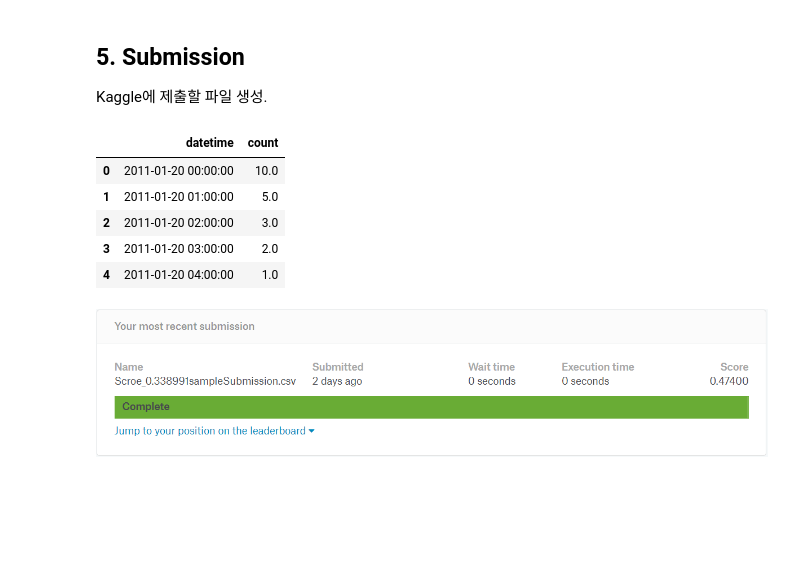
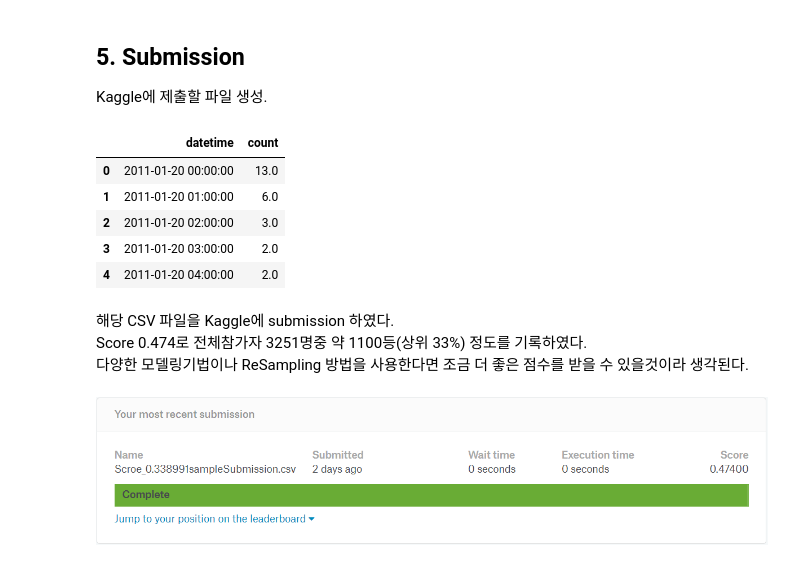
Before and after one commit to tmdrb0707/Python, a Jupyter notebook: bike_sharing_demand/bike_sharing_demand.ipynb, the cells around one changed output. Saved outputs shown, nothing was run; the diff lists cells and outputs as text; code cells hidden in the pictures; blank space fills up the shorter version.

```diff
--- a/bike_sharing_demand/bike_sharing_demand.ipynb
+++ b/bike_sharing_demand/bike_sharing_demand.ipynb
@@ -37,8 +37,8 @@ plt.tight_layout()
 <hr/>
 ## 1. 데이터 불러오기
 # %%
-train_path = "C:/Users/DS-18-D3-001/Dropbox/git/python/bike_sharing_demand/data/train.csv"
-test_path = "C:/Users/DS-18-D3-001/Dropbox/git/python/bike_sharing_demand/data/test.csv"
+train_path = "data/train.csv"
+test_path = "data/test.csv"
 
 train = pd.read_csv(train_path, parse_dates = ["datetime"])
 test = pd.read_csv(test_path, parse_dates = ['datetime'])
@@ -534,16 +534,16 @@ plt.show()
 
 Kaggle에 제출할 파일 생성.
 # %%
-path = "C:\\Users\\DS-18-D3-001\\Dropbox\\git\\Python\\bike_sharing_demand\\data\\sampleSubmission.csv"
+path = "data\\sampleSubmission.csv"
 submission = pd.read_csv(path)
 
 submission['count'] = test['registered'] + test['casual']
 submission.head()
 # %% [output]
 |  | datetime | count |
-| 0 | 2011-01-20 00:00:00 | 10.0 |
-| 1 | 2011-01-20 01:00:00 | 5.0 |
+| 0 | 2011-01-20 00:00:00 | 13.0 |
+| 1 | 2011-01-20 01:00:00 | 6.0 |
 | 2 | 2011-01-20 02:00:00 | 3.0 |
 | 3 | 2011-01-20 03:00:00 | 2.0 |
-| 4 | 2011-01-20 04:00:00 | 1.0 |
+| 4 | 2011-01-20 04:00:00 | 2.0 |
 # %%
@@ -552 +551,5 @@ submission.to_csv("C:\\Users\\DS-18-D3-001\\Dropbox\\git\\Python\\bike_sharing_d
+# %% [markdown]
+해당 CSV 파일을 Kaggle에 submission 하였다.
+Score 0.474로 전체참가자 3251명중 약 1100등(상위 33%) 정도를 기록하였다.
+다양한 모델링기법이나 ReSampling 방법을 사용한다면 조금 더 좋은 점수를 받을 수 있을것이라 생각된다.
 # %%
```
Also changed, not shown: parts of 6 cells of this notebook.
